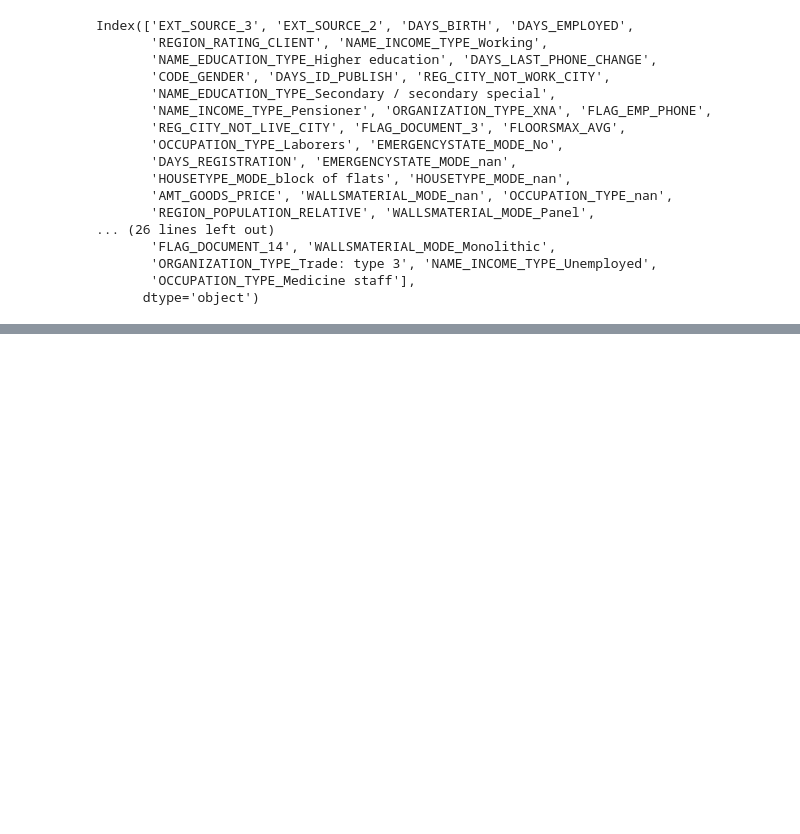
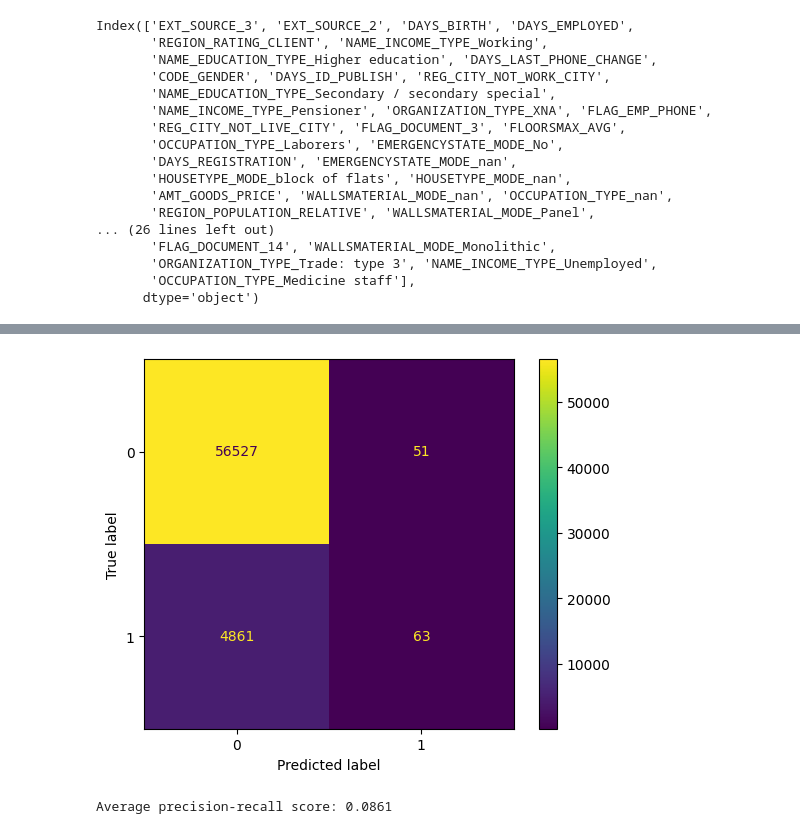
Before and after one commit to pgup2501/python-data-analytics-workshop, a Jupyter notebook: EDA_home_credit.ipynb, the cells around one changed output, grey strips where cells are left out. Cells and saved outputs as stored; diff of their text form; code cells hidden in the pictures; blank space fills up the shorter version.

```diff
--- a/EDA_home_credit.ipynb
+++ b/EDA_home_credit.ipynb
@@ -542,0 +560,14 @@ application_test = align_test_data[['EXT_SOURCE_3', 'EXT_SOURCE_2', 'DAYS_BIRTH'
+# %%
+# Utility functions to fix missing values
+def impute_missing_values(train_data, test_data):
+    """
+    check for the missing values and impute it with mean values of the columns
+    in both train and test data
+    """
+    from sklearn.impute import SimpleImputer
+    import numpy as np
+
+    imputer = SimpleImputer(missing_values=np.nan, strategy='median')
+    imputed_train_data = imputer.fit_transform(train_data)
+    imputed_test_data = imputer.transform(test_data)
+    return imputed_train_data, imputed_test_data
@@ -542,0 +665,6 @@ application_test = align_test_data[['EXT_SOURCE_3', 'EXT_SOURCE_2', 'DAYS_BIRTH'
+# %%
+X_train, X_test, y_train, y_test = train_test_split(X, y, test_size = 0.2, random_state = 0)
+import lightgbm as lgb
+clf = lgb.LGBMClassifier()
+clf.fit(X_train, y_train)
+y_pred=clf.predict(X_test)
@@ -542,0 +704,16 @@ application_test = align_test_data[['EXT_SOURCE_3', 'EXT_SOURCE_2', 'DAYS_BIRTH'
+# %%
+from sklearn.metrics import confusion_matrix, ConfusionMatrixDisplay
+cm = confusion_matrix(y_test, y_pred,labels=clf.classes_)
+
+disp = ConfusionMatrixDisplay(confusion_matrix=cm,display_labels=clf.classes_)
+disp.plot()
+plt.show()
+# %% [output]
+[figure, added]
+# %%
+print('')
+average_precision = average_precision_score(y_test, y_pred)
+print('')
+print('Average precision-recall score: {0:0.4f}'.format(average_precision))
+# %% [output]
+Average precision-recall score: 0.0861
```
Also changed, not shown: parts of 14 cells of this notebook.
